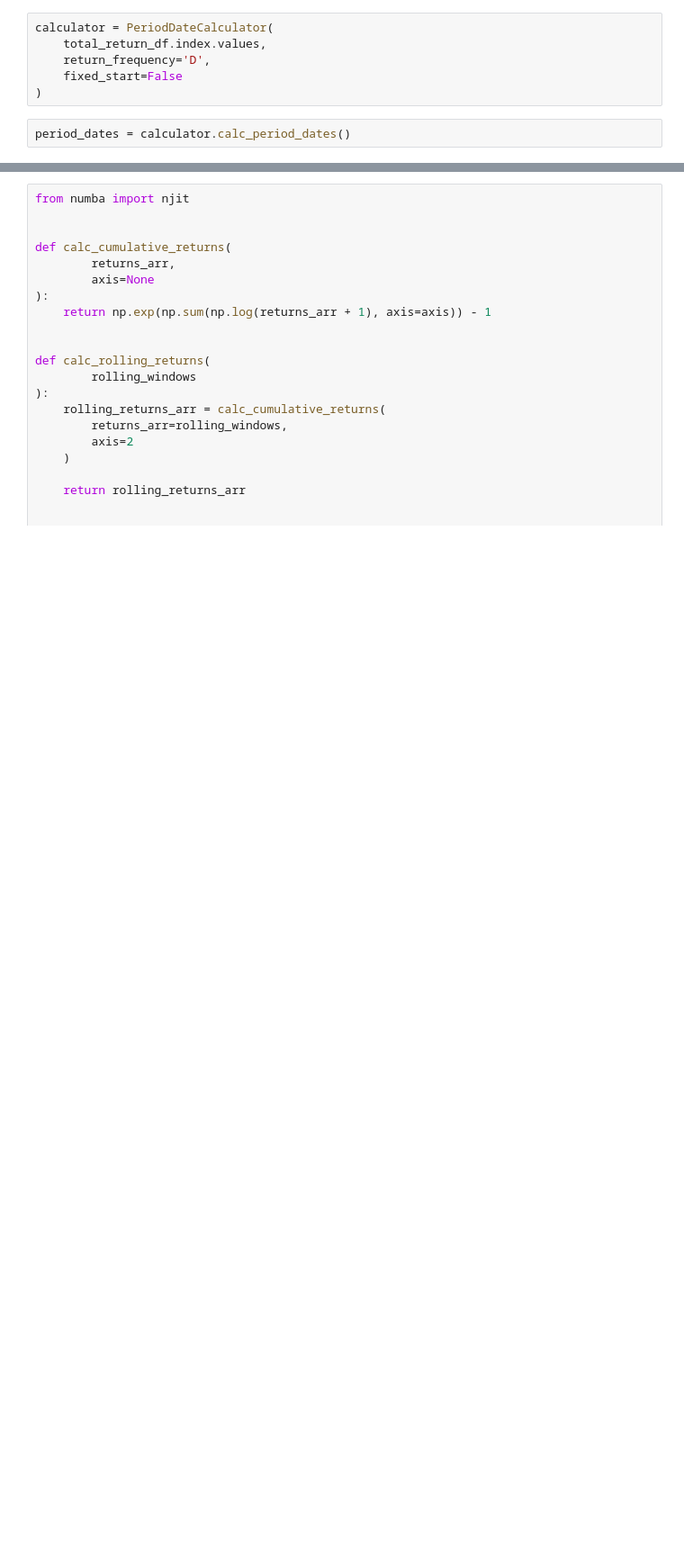
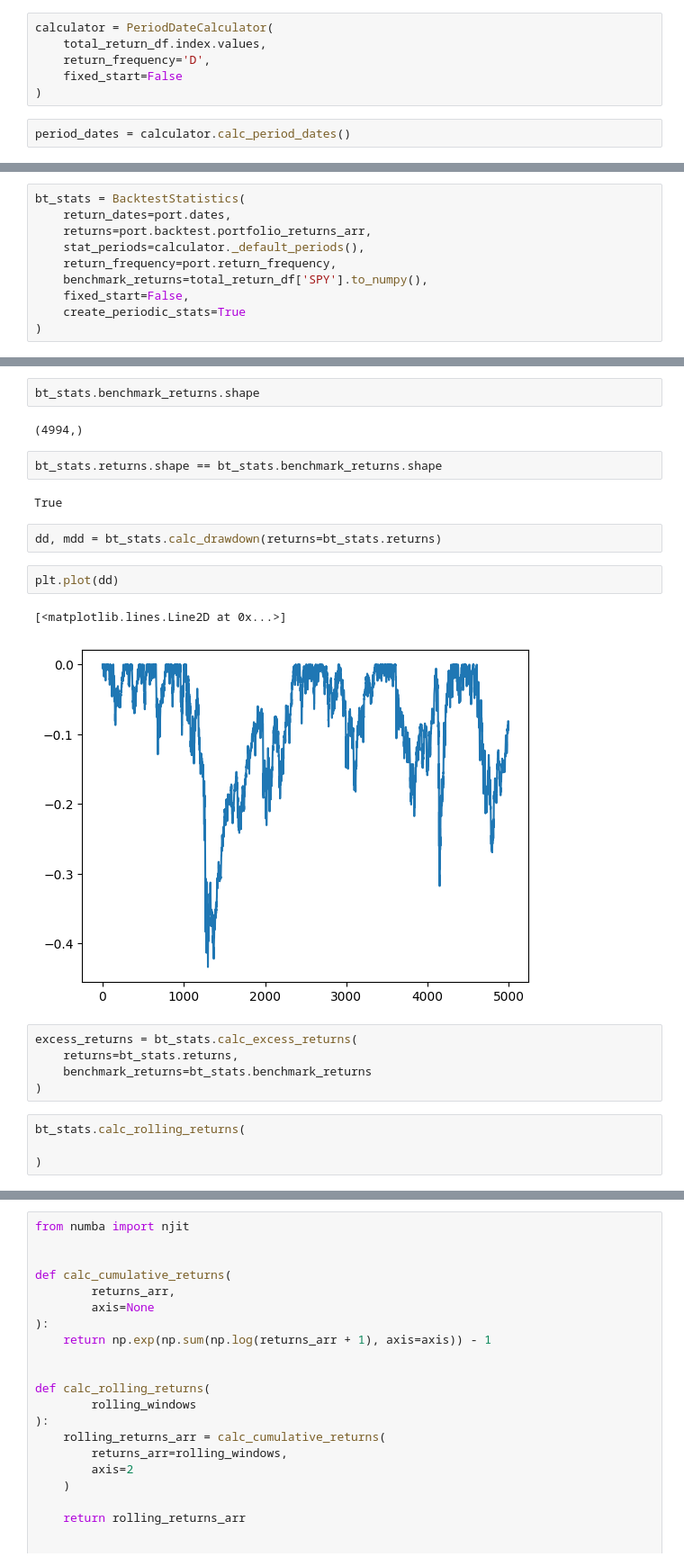
Before and after one commit to masonpitts6/qunantative-finance, a Jupyter notebook: jupyter/backtest.ipynb, the cells around one changed output, grey strips where cells are left out. Shown at 90% size. Saved outputs shown, nothing was run; the diff lists cells and outputs as text; blank space fills up the shorter version.

Commit message:
Refactor and add BacktestStatistics.

```diff
--- a/jupyter/backtest.ipynb
+++ b/jupyter/backtest.ipynb
@@ -308,0 +561,10 @@ OrderedDict([('Dates',
+# %%
+bt_stats = BacktestStatistics(
+    return_dates=port.dates,
+    returns=port.backtest.portfolio_returns_arr,
+    stat_periods=calculator._default_periods(),
+    return_frequency=port.return_frequency,
+    benchmark_returns=total_return_df['SPY'].to_numpy(),
+    fixed_start=False,
+    create_periodic_stats=True
+)
@@ -308,0 +584,24 @@ OrderedDict([('Dates',
+# %%
+bt_stats.benchmark_returns.shape
+# %% [output]
+(4994,)
+# %%
+bt_stats.returns.shape == bt_stats.benchmark_returns.shape
+# %% [output]
+True
+# %%
+dd, mdd = bt_stats.calc_drawdown(returns=bt_stats.returns)
+# %%
+plt.plot(dd)
+# %% [output]
+[<matplotlib.lines.Line2D at 0x...>]
+[figure, added]
+# %%
+excess_returns = bt_stats.calc_excess_returns(
+    returns=bt_stats.returns,
+    benchmark_returns=bt_stats.benchmark_returns
+)
+# %%
+bt_stats.calc_rolling_returns(
+
+)
```
Also changed, not shown: parts of 28 cells of this notebook, 5 other files.
